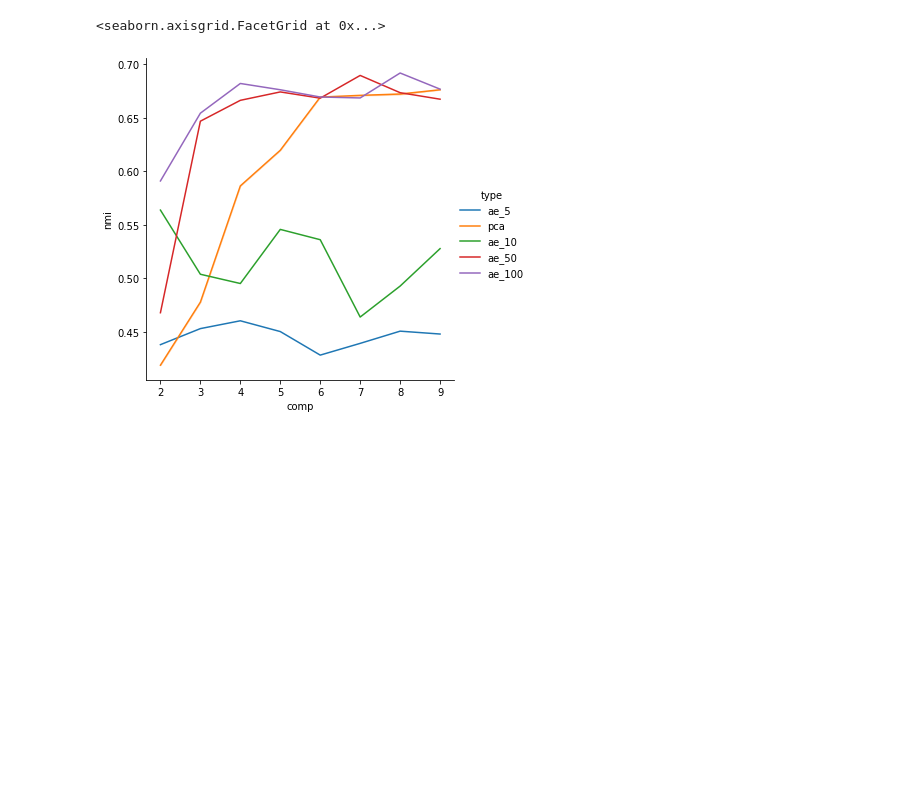
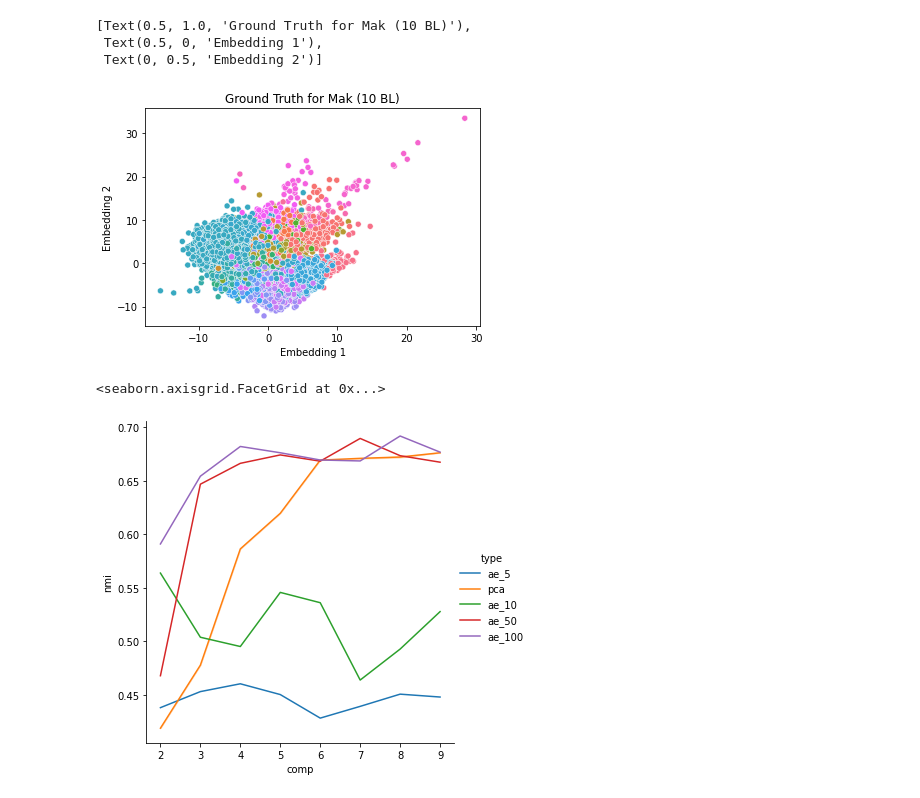
Before and after one commit to chi-raag/rna-seq-autoencoder, a Jupyter notebook: final_project.ipynb, the cells around one changed output. Cells and saved outputs as stored; diff of their text form; code cells hidden in the pictures; blank space fills up the shorter version.

```diff
--- a/final_project.ipynb
+++ b/final_project.ipynb
@@ -193,3 +211,13 @@ m_plot = sns.scatterplot(x = 'comp', y='nmi', hue='type', data = stats_mak)\
+# %%
+sns.scatterplot(x="em_1", y="em_2", hue="y", data=kz, legend=False)\
+    .set(title="Ground Truth for Mak (10 BL)",
+        xlabel = "Embedding 1",
+        ylabel="Embedding 2")
+# %% [output]
+[Text(0.5, 1.0, 'Ground Truth for Mak (10 BL)'),
+ Text(0.5, 0, 'Embedding 1'),
+ Text(0, 0.5, 'Embedding 2')]
+[figure, added]
 # %%
 stats_50 = get_statistics(models, zeisel_processed_data)
 stats_5 = get_statistics(models_5, zeisel_processed_data)
```
Also changed, not shown: parts of 8 cells of this notebook, 14 other files.
